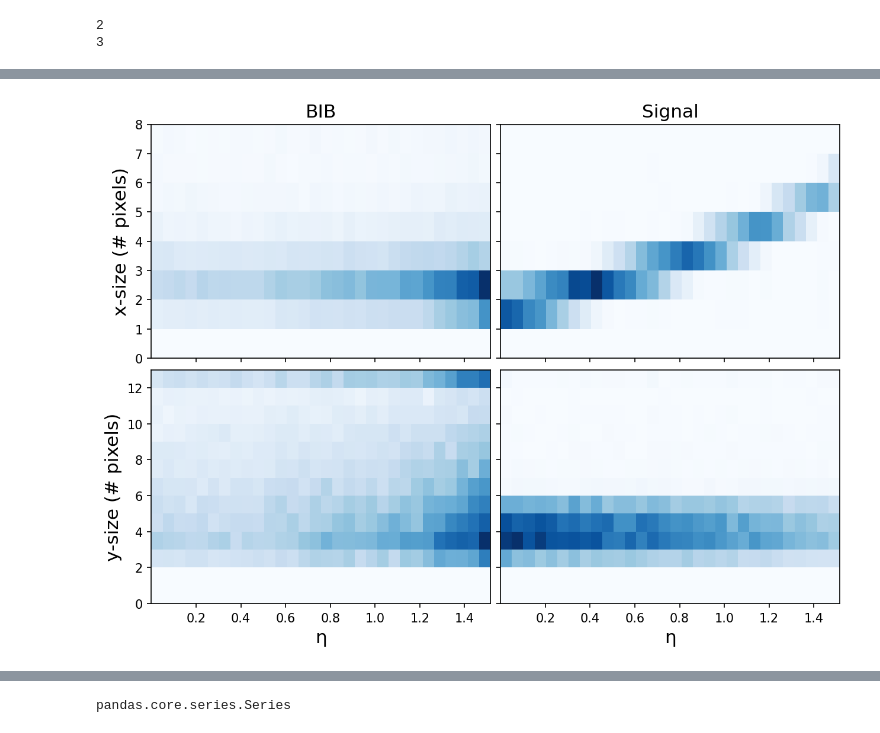
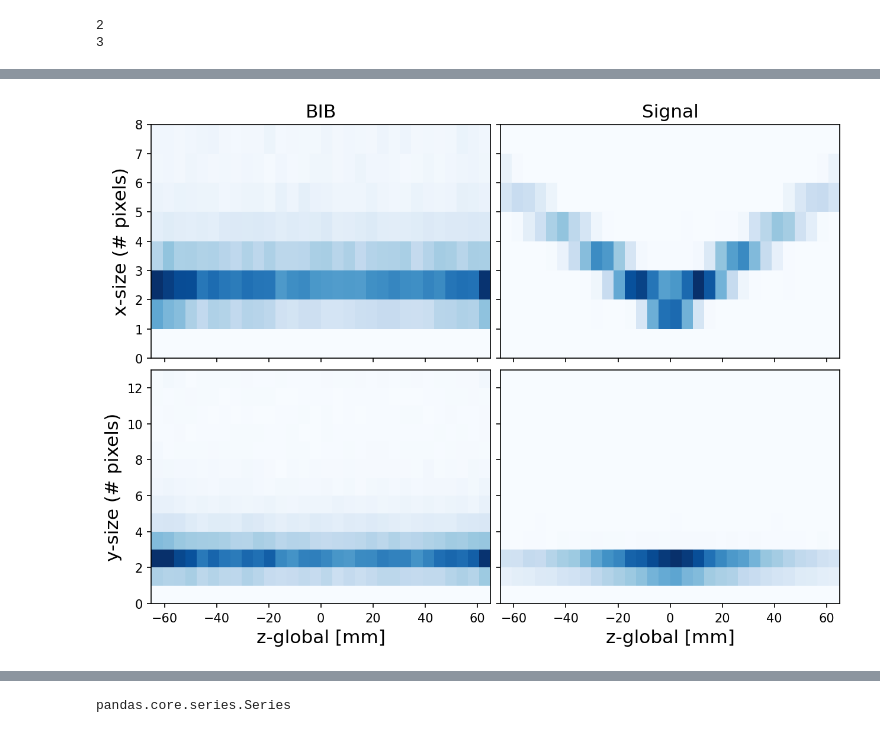
Before and after one commit to elizahoward/MuonColliderSim, a Jupyter notebook: MuCDataSetPlots.ipynb, the cells around one changed output, grey strips where cells are left out. Drawn from its saved outputs; the diff is of its cells as text; code cells hidden in the pictures.

```diff
--- a/MuCDataSetPlots.ipynb
+++ b/MuCDataSetPlots.ipynb
@@ -629,23 +630,23 @@ plt.show()
 # %%
 fig, ax = plt.subplots(2, 2, sharex='col', sharey='row', gridspec_kw={'hspace': 0.05, 'wspace': 0.03}, figsize=(10,7))
 
-ax[0,0].hist2d(truthbib['eta'], xSizesBib, bins=[30, np.arange(0,9,1)], cmap='Blues')
+ax[0,0].hist2d(truthbib['z-global'], xSizesBib, bins=[30, np.arange(0,9,1)], cmap='Blues')
 ax[0,0].set_ylabel('x-size (# pixels)', fontsize=15)
 ax[0,0].set_title("BIB", fontsize=15)
 
-ax[0,1].hist2d(truthsig['eta'], xSizesSig, bins=[30, np.arange(0,9,1)], cmap='Blues')
+ax[0,1].hist2d(truthsig['z-global'], xSizesSig, bins=[30, np.arange(0,9,1)], cmap='Blues')
 ax[0,1].set_title("Signal", fontsize=15)
 
-ax[1,0].hist2d(truthbib['eta'], ySizesBib, bins=[30,np.arange(0,14,1)], cmap='Blues')
-ax[1,0].set_xlabel('\u03b7', fontsize=15)
+ax[1,0].hist2d(truthbib['z-global'], ySizesBib, bins=[30,np.arange(0,14,1)], cmap='Blues')
+ax[1,0].set_xlabel('z-global [mm]', fontsize=15)
 ax[1,0].set_ylabel('y-size (# pixels)', fontsize=15)
 
-ax[1,1].hist2d(truthsig['eta'], ySizesSig, bins=[30,np.arange(0,14,1)], cmap='Blues')
-ax[1,1].set_xlabel('\u03b7', fontsize=15)
+ax[1,1].hist2d(truthsig['z-global'], ySizesSig, bins=[30,np.arange(0,14,1)], cmap='Blues')
+ax[1,1].set_xlabel('z-global [mm]', fontsize=15)
 
 plt.show()
 # %% [output]
-[figure, old version]
+[figure, new version]
 # %%
 fig, ax = plt.subplots(2, 2, sharex='col', sharey='row', gridspec_kw={'hspace': 0.05, 'wspace': 0.03}, figsize=(10,7))
 
```
Also changed, not shown: parts of 21 cells of this notebook, 5 other files.
